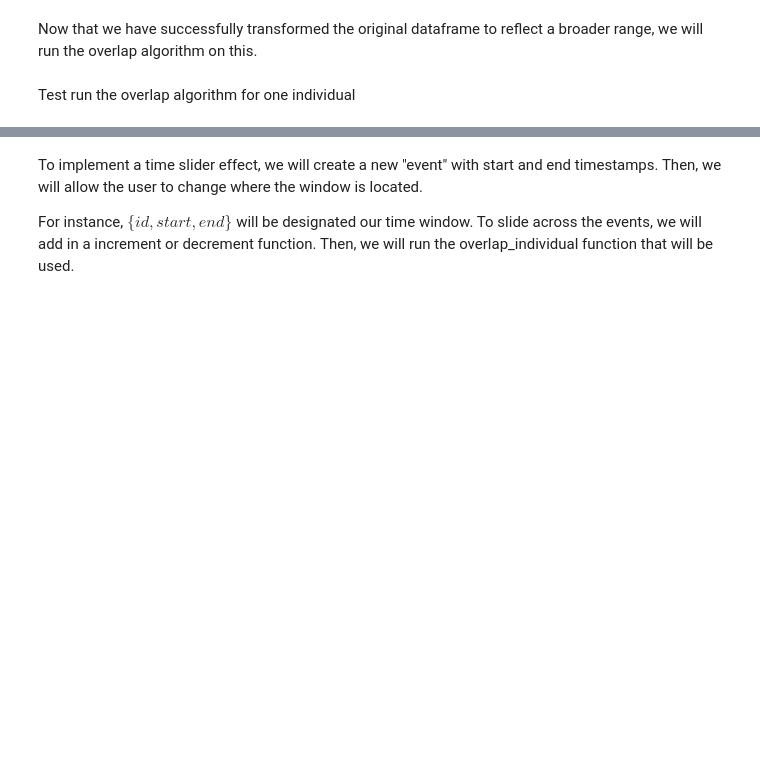
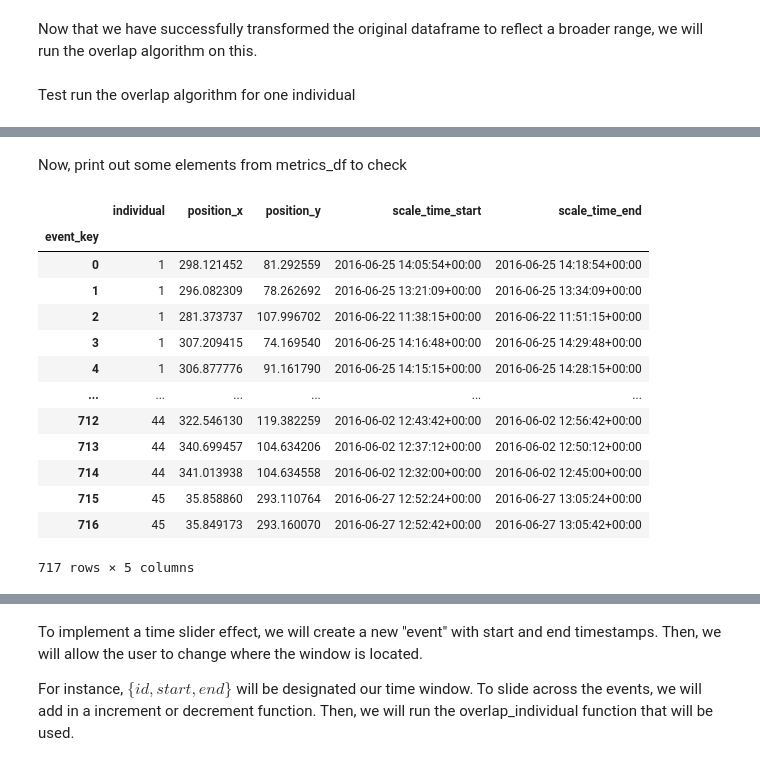
Before and after one commit to andChen2026/Bird_Network_Interactions_Analyzer, a Jupyter notebook: bioacoustics_data_analysis.ipynb, the cells around one changed output, grey strips where cells are left out. Drawn from its saved outputs; the diff is of its cells as text; code cells hidden in the pictures; blank space fills up the shorter version.

Commit message:
split relative_position into position_x and position_y

```diff
--- a/bioacoustics_data_analysis.ipynb
+++ b/bioacoustics_data_analysis.ipynb
@@ -217,11 +217,19 @@ list(subst_loaded_events_df.columns)
  'count']
 # %%
 cols = subst_loaded_events_df.columns
-metrics_df = subst_loaded_events_df[['event_key', 'start_timestamp', 'end_timestamp', 'relative_position']]
+metrics_df = subst_loaded_events_df[['event_key', 'individual', 'start_timestamp', 'end_timestamp', 'relative_position']]
 
 metrics_df['relative_position'] = metrics_df['relative_position'].apply(
                                     ast.literal_eval
                                   )
+
+metrics_df['position_x'] = metrics_df['relative_position'].apply(
+    lambda p: p[0]
+)
+
+metrics_df['position_y'] = metrics_df['relative_position'].apply(
+    lambda p: p[1]
+)
 # %%
 # event lower and upper bounds
 lower_s = 5
@@ -232,7 +240,7 @@ metrics_df['scale_time_start'] = metrics_df['start_timestamp'] - pd.to_timedelta
 metrics_df['scale_time_end'] = metrics_df['end_timestamp'] + pd.to_timedelta(upper_e, unit='minute')
 
 # drop the original start and end time_stamps
-metrics_df = metrics_df.drop(columns=['start_timestamp', 'end_timestamp'])
+metrics_df = metrics_df.drop(columns=['start_timestamp', 'end_timestamp', 'relative_position'])
 
 # set the event_key as the index
 metrics_df = metrics_df.set_index("event_key")
@@ -296,0 +281,19 @@ len(ind_overlap)
+# %% [markdown]
+Now, print out some elements from metrics_df to check
+# %%
+metrics_df
+# %% [output]
+|  | individual | position_x | position_y | scale_time_start | scale_time_end |
+| event_key |  |  |  |  |  |
+| 0 | 1 | 298.121452 | 81.292559 | 2016-06-25 14:05:54+00:00 | 2016-06-25 14:18:54+00:00 |
+| 1 | 1 | 296.082309 | 78.262692 | 2016-06-25 13:21:09+00:00 | 2016-06-25 13:34:09+00:00 |
+| 2 | 1 | 281.373737 | 107.996702 | 2016-06-22 11:38:15+00:00 | 2016-06-22 11:51:15+00:00 |
+| 3 | 1 | 307.209415 | 74.169540 | 2016-06-25 14:16:48+00:00 | 2016-06-25 14:29:48+00:00 |
+| 4 | 1 | 306.877776 | 91.161790 | 2016-06-25 14:15:15+00:00 | 2016-06-25 14:28:15+00:00 |
+| ... | ... | ... | ... | ... | ... |
+| 712 | 44 | 322.546130 | 119.382259 | 2016-06-02 12:43:42+00:00 | 2016-06-02 12:56:42+00:00 |
+| 713 | 44 | 340.699457 | 104.634206 | 2016-06-02 12:37:12+00:00 | 2016-06-02 12:50:12+00:00 |
+| 714 | 44 | 341.013938 | 104.634558 | 2016-06-02 12:32:00+00:00 | 2016-06-02 12:45:00+00:00 |
+| 715 | 45 | 35.858860 | 293.110764 | 2016-06-27 12:52:24+00:00 | 2016-06-27 13:05:24+00:00 |
+| 716 | 45 | 35.849173 | 293.160070 | 2016-06-27 12:52:42+00:00 | 2016-06-27 13:05:42+00:00 |
+717 rows × 5 columns
```
Also changed, not shown: parts of 18 cells of this notebook.
